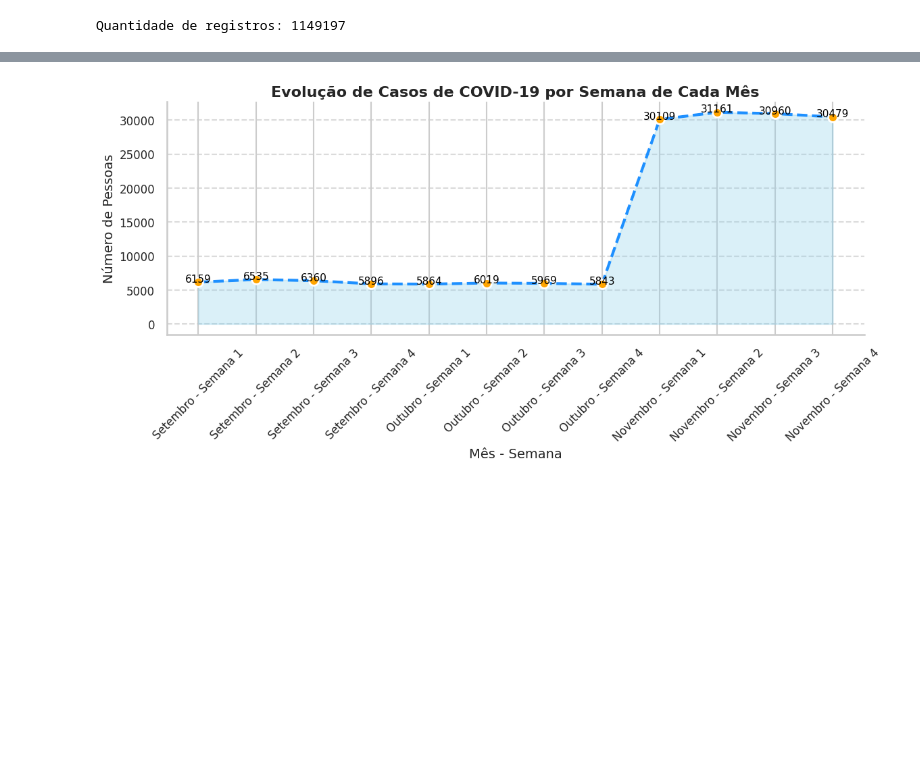
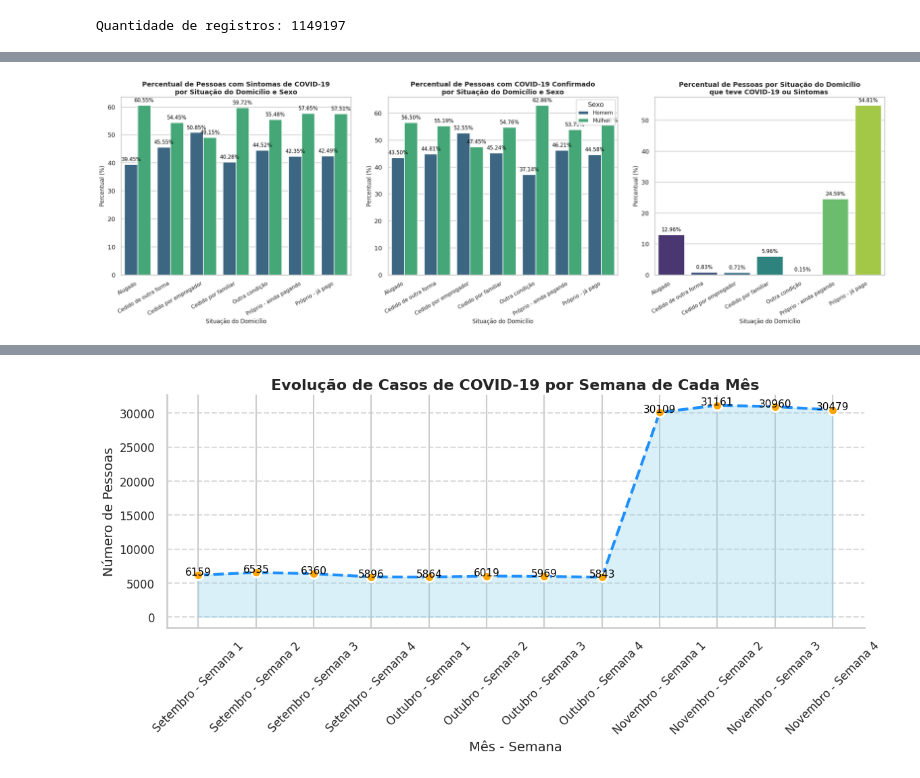
Before and after one commit to tsrodr/fiap-dataanalysis-techchallenge-fase3, a Jupyter notebook: main.ipynb, the cells around one changed output, grey strips where cells are left out. Saved outputs shown, nothing was run; the diff lists cells and outputs as text; code cells hidden in the pictures; blank space fills up the shorter version.

```diff
--- a/main.ipynb
+++ b/main.ipynb
@@ -333,0 +605,85 @@ Passing `palette` without assigning `hue` is deprecated and will be removed in v
+# %%
+# Filtrando apenas os casos em que a pessoa teve sintomas de COVID-19
+df_filtrado_sintomas = df_pandas[df_pandas['teve_sintomas_covid'] == 'Sim']
+
+# Filtrando apenas os casos em que a pessoa teve COVID-19 confirmado
+df_filtrado_covid = df_pandas[df_pandas['teve_covid'] == 'Sim']
+
+# Agrupando para obter a contagem por 'situacao_domicilio' e 'sexo' para quem teve sintomas de COVID-19
+df_situacao_sintomas = df_filtrado_sintomas.groupby(['situacao_domicilio', 'sexo']).size().reset_index(name='count')
+df_situacao_sintomas['percentual'] = df_situacao_sintomas.groupby('situacao_domicilio')['count'].transform(lambda x: x / x.sum() * 100)
+
+# Agrupando para obter a contagem por 'situacao_domicilio' e 'sexo' para quem teve COVID-19 confirmado
+df_situacao_covid = df_filtrado_covid.groupby(['situacao_domicilio', 'sexo']).size().reset_index(name='count')
+df_situacao_covid['percentual'] = df_situacao_covid.groupby('situacao_domicilio')['count'].transform(lambda x: x / x.sum() * 100)
+
+# Agrupando para obter a contagem total por 'situacao_domicilio' (sem segmentação por sexo)
+df_situacao_geral = df_pandas[(df_pandas['teve_covid'] == 'Sim') & (df_pandas['teve_sintomas_covid'] == 'Sim')].groupby(['situacao_domicilio']).size().reset_index(name='count')
+df_situacao_geral['percentual'] = (df_situacao_geral['count'] / df_situacao_geral['count'].sum()) * 100
+
+# Criando subplots com 1 linha e 3 colunas para os gráficos
+fig, axes = plt.subplots(1, 3, figsize=(24, 8))  # 1 linha, 3 colunas, tamanho ajustado
+
+# Gráfico 1: Pessoas que tiveram sintomas de COVID-19 por situação de domicílio e sexo
+sns.barplot(data=df_situacao_sintomas, x='situacao_domicilio', y='percentual', hue='sexo', palette='viridis', ax=axes[0])
+axes[0].set_title('Percentual de Pessoas com Sintomas de COVID-19\npor Situação do Domicílio e Sexo', fontsize=14, fontweight='bold')
+axes[0].set_xlabel('Situação do Domicílio', fontsize=12)
+axes[0].set_ylabel('Percentual (%)', fontsize=12)
+axes[0].legend().remove()
+
+# Ajustar rotação e alinhamento dos rótulos do eixo X
+axes[0].set_xticklabels(axes[0].get_xticklabels(), rotation=30, ha='right', fontsize=11)
+
+# Adicionando valores no topo das barras para o gráfico de sintomas
+for p in axes[0].patches:
+    height = p.get_height()
+    if not pd.isna(height) and height > 0:  # Verifica se a altura não é NaN e se é maior que 0
+        axes[0].annotate(f'{height:.2f}%',
+                         (p.get_x() + p.get_width() / 2., height),
+                         ha='center', va='bottom',
+                         fontsize=11, color='black', xytext=(0, 5),
+                         textcoords='offset points')
+
+# Gráfico 2: Pessoas que tiveram COVID-19 confirmado por situação de domicílio e sexo
+sns.barplot(data=df_situacao_covid, x='situacao_domicilio', y='percentual', hue='sexo', palette='viridis', ax=axes[1])
+axes[1].set_title('Percentual de Pessoas com COVID-19 Confirmado\npor Situação do Domicílio e Sexo', fontsize=14, fontweight='bold')
+axes[1].set_xlabel('Situação do Domicílio', fontsize=12)
+axes[1].set_ylabel('Percentual (%)', fontsize=12)
+axes[1].legend(title='Sexo', loc='upper right', fontsize=11)
+
+# Ajustar rotação e alinhamento dos rótulos do eixo X
+axes[1].set_xticklabels(axes[1].get_xticklabels(), rotation=30, ha='right', fontsize=11)
+
+# Adicionando valores no topo das barras para o gráfico de COVID confirmado
+for p in axes[1].patches:
+    height = p.get_height()
+    if not pd.isna(height) and height > 0:  # Verifica se a altura não é NaN e se é maior que 0
+        axes[1].annotate(f'{height:.2f}%',
+                         (p.get_x() + p.get_width() / 2., height),
+                         ha='center', va='bottom',
+                         fontsize=11, color='black', xytext=(0, 5),
+                         textcoords='offset points')
+
+# Gráfico 3: Contagem geral de pessoas por situação de domicílio (sem segmentação por sexo)
+sns.barplot(data=df_situacao_geral, x='situacao_domicilio', y='percentual', palette='viridis', ax=axes[2])
+axes[2].set_title('Percentual de Pessoas por Situação do Domicílio\nque teve COVID-19 ou Sintomas ', fontsize=14, fontweight='bold')
+axes[2].set_xlabel('Situação do Domicílio', fontsize=12)
+axes[2].set_ylabel('Percentual (%)', fontsize=12)
+
+# Ajustar rotação e alinhamento dos rótulos do eixo X
+axes[2].set_xticklabels(axes[2].get_xticklabels(), rotation=30, ha='right', fontsize=11)
+
+# Adicionando valores no topo das barras para o gráfico geral
+for p in axes[2].patches:
+    height = p.get_height()
+    if not pd.isna(height) and height > 0:  # Verifica se a altura não é NaN e se é maior que 0
+        axes[2].annotate(f'{height:.2f}%',
+                         (p.get_x() + p.get_width() / 2., height),
+                         ha='center', va='bottom',
+                         fontsize=11, color='black', xytext=(0, 5),
+                         textcoords='offset points')
+
+# Ajustar layout para evitar sobreposição e garantir uma melhor visualização
+plt.tight_layout(pad=2)  # Ajuste adicional para evitar sobreposição
+plt.show()
+# %% [output]
@@ -333,0 +693 @@ Passing `palette` without assigning `hue` is deprecated and will be removed in v
+[figure, added]
```
Also changed, not shown: parts of 19 cells of this notebook, 1 other file.
